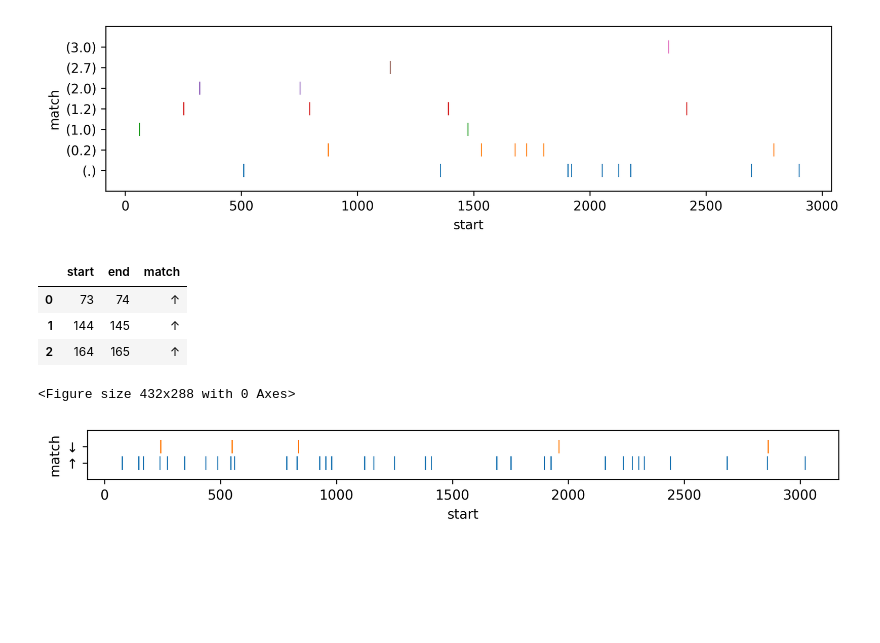
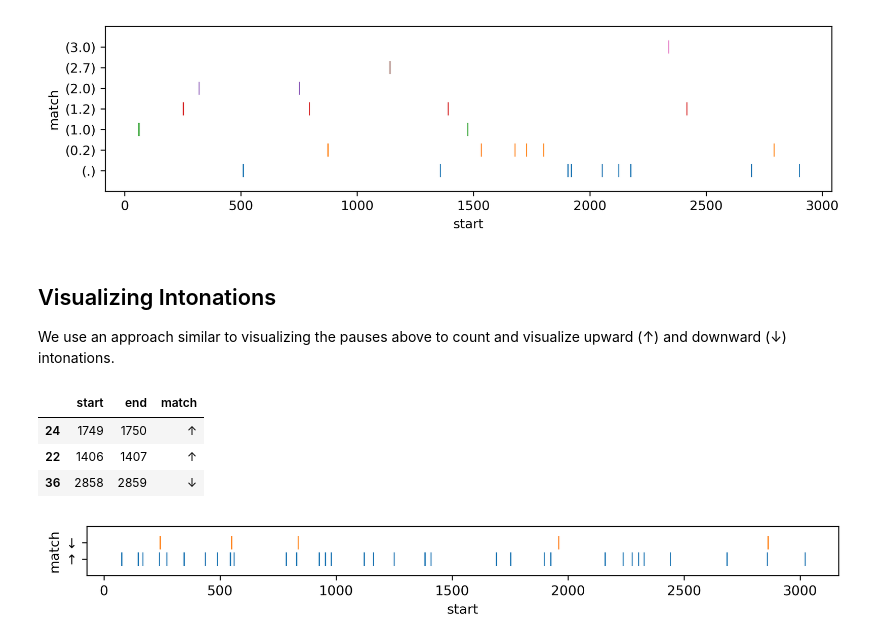
Before and after one commit to senthilchandrasegaran/designing-intelligence, a Jupyter notebook: notebooks/paralinguistic-visualizations.ipynb, the cells around one changed output. Cells and saved outputs as stored; diff of their text form; code cells hidden in the pictures; blank space fills up the shorter version.

Commit message:
add markdown to notebook and added an easy switch for colab

```diff
--- a/notebooks/paralinguistic-visualizations.ipynb
+++ b/notebooks/paralinguistic-visualizations.ipynb
@@ -3,7 +9,17 @@
 # %%
+environment = 'local'
+
+# Comment out the lines below until the line marked with '#---'
 !git clone https://github.com/senthilchandrasegaran/designing-intelligence
 %cd /content/designing-intelligence/notebooks/
 !git pull
+environment = 'colab'
+#---
+
+if environment == 'colab' :
+    path = '/content/designing-intelligence/'
+else :
+    path = '../'
 
 import re
 import spacy
@@ -27,5 +37,5 @@ def printmd(string):
 # %%
-with open('/content/designing-intelligence/data/sample-transcript.txt', 'r') as fo:
+with open(path + 'data/sample-transcript.txt', 'r') as fo:
     transcript_text = fo.read()
 # %%
 transcript_text
@@ -69,24 +85,25 @@ def pause_timeline(df):
 pause_timeline(pauses_df)
 # %% [output]
 [figure]
+# %% [markdown]
+## Visualizing Intonations
+We use an approach similar to visualizing the pauses above to count and visualize upward (↑) and downward (↓) intonations.
 # %%
 def get_intonations(transcript_str):
     regex=r"↑|↓"
     match_list = []
     for match in re.finditer(regex, transcript_text):
         match_list.append({'start' : match.span()[0], 'end' : match.span()[1], 'match' : match.group()})
-    plt.savefig('../plots/pauses-timeline.pdf', bbox_inches='tight')
-    return match_list
+    df = pd.DataFrame(match_list)
+    return df
 # %%
-intonations_list = get_intonations(transcript_text)
-intonations_df = pd.DataFrame(intonations_list)
-intonations_df[0:3]
+intonations_df = get_intonations(transcript_text)
+intonations_df.sample(3)
 # %% [output]
 |  | start | end | match |
-| 0 | 73 | 74 | ↑ |
-| 1 | 144 | 145 | ↑ |
-| 2 | 164 | 165 | ↑ |
+| 24 | 1749 | 1750 | ↑ |
+| 22 | 1406 | 1407 | ↑ |
+| 36 | 2858 | 2859 | ↓ |
-<Figure size 432x288 with 0 Axes>
 # %%
 def intonation_timeline(df):
     intonation_types = list(set(list(df['match'])))
```
Also changed, not shown: parts of 13 cells of this notebook.
